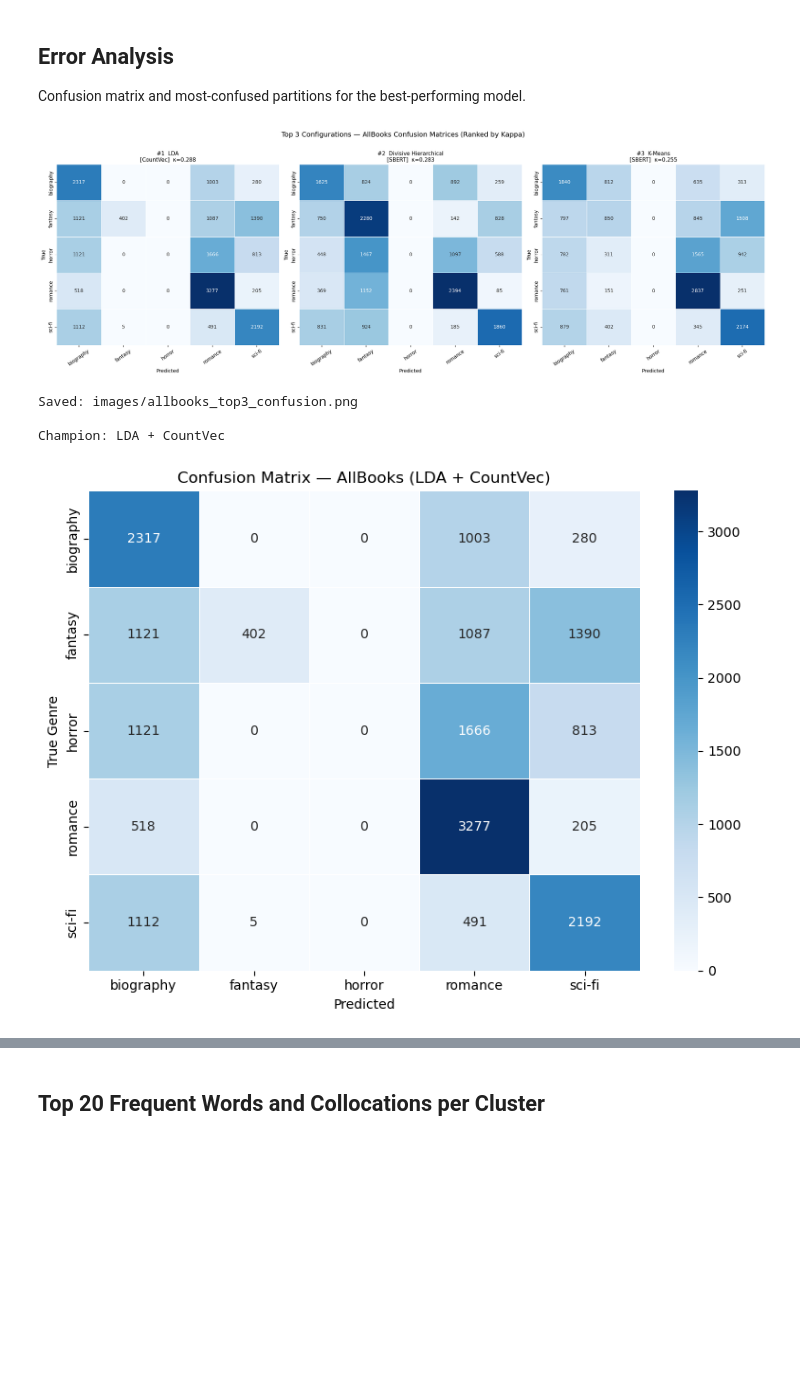
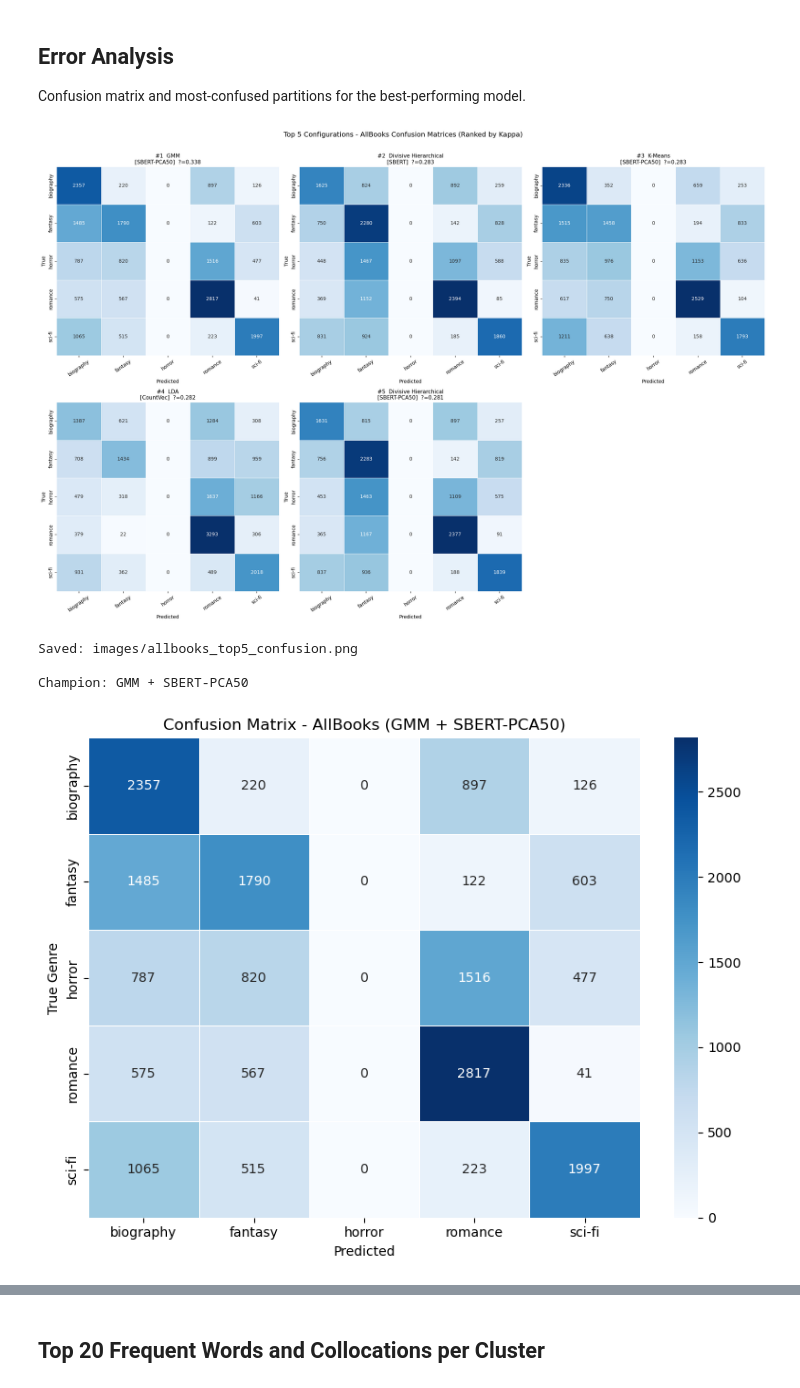
Before and after one commit to RakanAT/DataScienceApplications-Group4, a Jupyter notebook: Assignment 2/ClusterAllBooks.ipynb, the cells around one changed output, grey strips where cells are left out. Saved outputs shown, nothing was run; the diff lists cells and outputs as text; code cells hidden in the pictures; blank space fills up the shorter version.

```diff
--- a/Assignment 2/ClusterAllBooks.ipynb
+++ b/Assignment 2/ClusterAllBooks.ipynb
@@ -189,15 +189,28 @@ X_text   = df['text'].tolist()
 y_true   = df['genre'].tolist()
 part_ids = df['partition_id'].tolist()
 
-# Native TF-IDF (5000 features, fitted on AllBooks corpus)
+# Strip non-English tokens from each partition before vectorizing.
+# ENGLISH_VOCAB (234k NLTK words) is defined in cab-imports.
+# X_text (raw) is kept for SBERT (loaded from .npy) and error snippets.
+_en_re = re.compile(r'[a-zA-Z]+')
+def _to_english(text):
+    return ' '.join(w for w in _en_re.findall(text) if w.lower() in ENGLISH_VOCAB)
+
+print('Filtering partitions to English tokens...')
+X_text_en = [_to_english(t) for t in X_text]
+before = sum(len(t.split()) for t in X_text) / len(X_text)
+after  = sum(len(t.split()) for t in X_text_en) / len(X_text_en)
+print(f'Avg tokens per partition: {before:.0f} -> {after:.0f} (removed non-English)')
+
+# Native TF-IDF (5000 features, fitted on AllBooks corpus ? English tokens only)
 tfidf_vec = TfidfVectorizer(max_features=5000, stop_words='english',
                              ngram_range=(1, 2), sublinear_tf=True)
-X_tfidf   = tfidf_vec.fit_transform(X_text)
+X_tfidf   = tfidf_vec.fit_transform(X_text_en)
 print(f'TF-IDF (native 5000-feat): {X_tfidf.shape}')
 
-# Raw counts for LDA
+# Raw counts for LDA (English tokens only)
 count_vec = CountVectorizer(max_features=5000, stop_words='english', min_df=2)
-X_count   = count_vec.fit_transform(X_text)
+X_count   = count_vec.fit_transform(X_text_en)
 lda_vocab = count_vec.get_feature_names_out()
 print(f'CountVec (LDA): {X_count.shape}')
 
@@ -213,5 +226,5 @@ if os.path.exists(_bow_path):
     print(f'BOW (curated vocab, loaded): {X_bow.shape}')
 else:
     X_bow = None
-    print('BOW not available — run Feature Vector.ipynb AllBooks section first')
+    print('BOW not available ? run Feature Vector.ipynb AllBooks section first')
 # %% [output]
@@ -471,7 +490,7 @@ coherence_score = None
 try:
     from gensim.models.coherencemodel import CoherenceModel
     from gensim.corpora import Dictionary as GDict
-    tok_texts = [[w.lower() for w in t.split() if w.isalpha() and len(w) > 2] for t in X_text]
+    tok_texts = [[w.lower() for w in t.split() if w.isalpha() and len(w) > 2] for t in X_text_en]
     gdict = GDict(tok_texts)
     topics_top = []
     for i in range(N_CLUSTERS):
@@ -704,7 +729,7 @@ for ax_idx, row in top5.iterrows():
     axes[ax_idx].set_ylabel('True')
     axes[ax_idx].tick_params(axis='x', rotation=35)
 axes[5].set_visible(False)
-plt.suptitle('Top 5 Configurations ? AllBooks Confusion Matrices (Ranked by Kappa)',
+plt.suptitle('Top 5 Configurations - AllBooks Confusion Matrices (Ranked by Kappa)',
              fontsize=14, y=1.01)
 plt.tight_layout()
 plt.savefig('images/allbooks_top5_confusion.png', dpi=150, bbox_inches='tight')
@@ -720,38 +745,38 @@ champ_pos = match[0] if match else 0
 y_pred_best, mapped_best = all_preds[champ_pos]
 
 print(f'\nChampion: {best_algo} + {best_feat}')
 cm = confusion_matrix(y_true, mapped_best, labels=GENRES)
 fig, ax = plt.subplots(figsize=(8, 6))
 sns.heatmap(cm, annot=True, fmt='d', cmap='Blues',
             xticklabels=GENRES, yticklabels=GENRES, ax=ax, linewidths=0.5)
-ax.set_title(f'Confusion Matrix ? AllBooks ({best_algo} + {best_feat})')
+ax.set_title(f'Confusion Matrix - AllBooks ({best_algo} + {best_feat})')
 ax.set_xlabel('Predicted')
 ax.set_ylabel('True Genre')
 plt.tight_layout()
 plt.savefig('images/allbooks_confusion_matrix.png', dpi=150, bbox_inches='tight')
 plt.show()
 print('Saved: images/allbooks_confusion_matrix.png')
 
 # ?? Error statistics ????????????????????????????????????????????????????????????
 err_df = pd.DataFrame({'partition_id': part_ids, 'text': X_text,
                         'true': y_true, 'pred': list(mapped_best)})
 errors = err_df[err_df['true'] != err_df['pred']]
 print(f'\nTotal misclassified: {len(errors)}/{len(df)} ({len(errors)/len(df):.1%})')
 print('\nPer-genre error rate:')
 for g in GENRES:
     tot = (err_df['true'] == g).sum()
     err = ((err_df['true'] == g) & (err_df['true'] != err_df['pred'])).sum()
     print(f'  {g:12}: {err}/{tot} ({err/max(tot,1):.1%})')
 print('\nTop 10 confusion pairs:')
 pairs = (errors.groupby(['true', 'pred'])
                .size().reset_index(name='count')
                .sort_values('count', ascending=False))
 display(pairs.head(10))
 # %% [output]
-[figure, old version]
+[figure, new version]
-Saved: images/allbooks_top3_confusion.png
+Saved: images/allbooks_top5_confusion.png
 
-Champion: LDA + CountVec
+Champion: GMM + SBERT-PCA50
-[figure, old version]
+[figure, new version]
 Saved: images/allbooks_confusion_matrix.png
 
```
Also changed, not shown: parts of 14 cells of this notebook, 12 other files.
